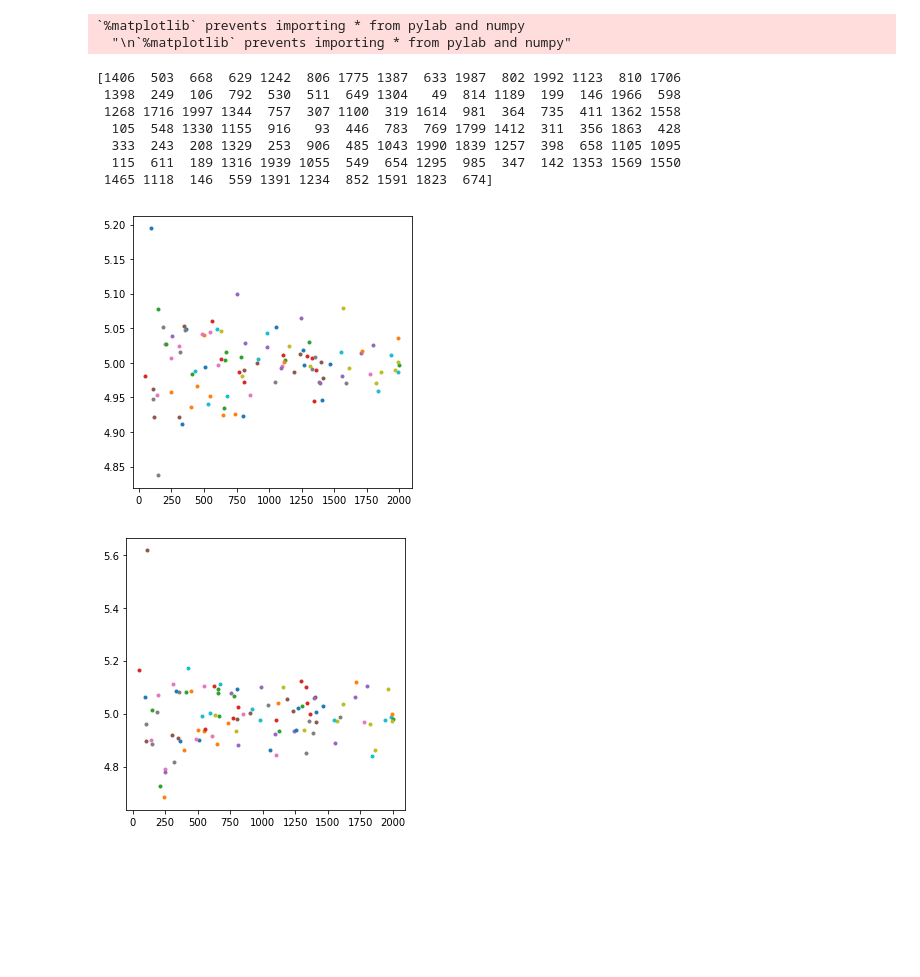
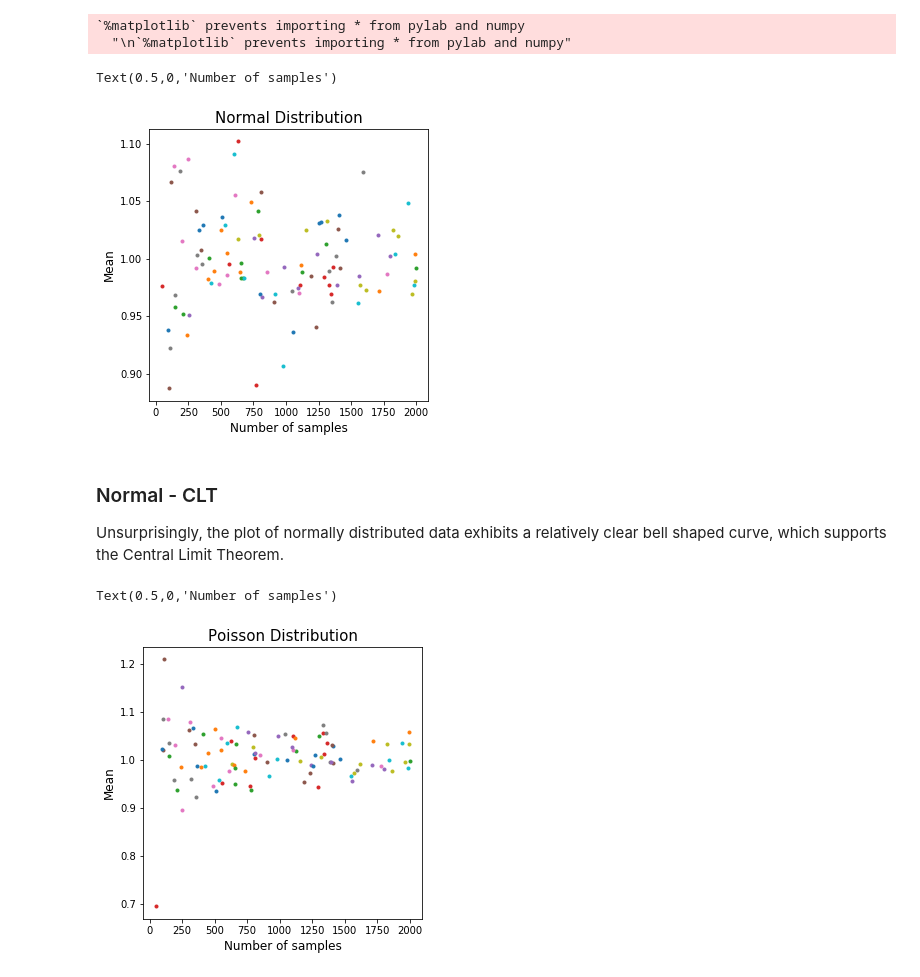
Before and after one commit to pranay-anchan/PUI2018_shb395, a Jupyter notebook: HW4_shb395/assignment1.ipynb, the cells around one changed output. Cells and saved outputs as stored; diff of their text form; code cells hidden in the pictures; blank space fills up the shorter version.

```diff
--- a/HW4_shb395/assignment1.ipynb
+++ b/HW4_shb395/assignment1.ipynb
@@ -7,16 +9,10 @@ Populating the interactive namespace from numpy and matplotlib
 `%matplotlib` prevents importing * from pylab and numpy
   "\n`%matplotlib` prevents importing * from pylab and numpy"
 # %%
-# Get 100 random numbers between 10 and 2000
+# Define a sample generator function to create a new set of 100 random numbers between 10 and 2000
+# for each distribution
 np.random.seed(395)
-samples = np.random.randint(10,2000,100)
+
+def sample_generator():
+    samples = np.random.randint(10,2000,100)
+    return samples
-# %%
-print(samples)
-# %% [output]
-[1406  503  668  629 1242  806 1775 1387  633 1987  802 1992 1123  810 1706
- 1398  249  106  792  530  511  649 1304   49  814 1189  199  146 1966  598
- 1268 1716 1997 1344  757  307 1100  319 1614  981  364  735  411 1362 1558
-  105  548 1330 1155  916   93  446  783  769 1799 1412  311  356 1863  428
-  333  243  208 1329  253  906  485 1043 1990 1839 1257  398  658 1105 1095
-  115  611  189 1316 1939 1055  549  654 1295  985  347  142 1353 1569 1550
- 1465 1118  146  559 1391 1234  852 1591 1823  674]
@@ -26,28 +19,58 @@ samples_len = len(samples)
+# %%
+# Set the mean and create an open list to collect all the sample means for each distribution
+mean = 1
+all_means = []
 # %%
-# Normal distribution
+# Normal
 np.random.seed(395)
-nums_list = []
 
-for i in range(samples_len):
-    numbers = np.random.normal(loc=mean, size=samples[i])
-    nums_list.append(numbers)
+norm_samples = sample_generator()
+
+norm_list = []
+norm_means = []
+
+for i in range(len(norm_samples)):
+    numbers = np.random.normal(loc=mean, size=norm_samples[i])
+    norm_list.append(numbers)
 
 ax = plt.figure(figsize=(5,5)).add_subplot(111)
-for i in range(samples_len):
-    ax.plot(nums_list[i].size, nums_list[i].mean(), '.')
+for i in range(len(norm_samples)):
+    all_means.append(norm_list[i].mean())
+    norm_means.append(norm_list[i].mean())
+    ax.plot(norm_list[i].size, norm_list[i].mean(), '.')
+
+ax.set_title('Normal Distribution', fontsize = 15)
+ax.set_ylabel('Mean', fontsize = 12)
+ax.set_xlabel('Number of samples', fontsize = 12)
 # %% [output]
+Text(0.5,0,'Number of samples')
-[figure, old version]
+[figure, new version]
+# %% [markdown]
+### Normal - CLT
+
+Unsurprisingly, the plot of normally distributed data exhibits a relatively clear bell shaped curve, which supports the Central Limit Theorem.
 # %%
 # Poisson
 np.random.seed(395)
-nums_list = []
 
-for i in range(samples_len):
-    numbers = np.random.poisson(lam=mean, size=samples[i])
-    nums_list.append(numbers)
+pois_samples = sample_generator()
+
+pois_list = []
+pois_means = []
+
+for i in range(len(pois_samples)):
+    numbers = np.random.poisson(lam=mean, size=pois_samples[i])
+    pois_list.append(numbers)
 
 ax = plt.figure(figsize=(5,5)).add_subplot(111)
-for i in range(samples_len):
-    ax.plot(nums_list[i].size, nums_list[i].mean(), '.')
+for i in range(len(pois_samples)):
+    all_means.append(pois_list[i].mean())
+    pois_means.append(pois_list[i].mean())
+    ax.plot(pois_list[i].size, pois_list[i].mean(), '.')
+
+ax.set_title('Poisson Distribution', fontsize = 15)
+ax.set_ylabel('Mean', fontsize = 12)
+ax.set_xlabel('Number of samples', fontsize = 12)
 # %% [output]
+Text(0.5,0,'Number of samples')
-[figure, old version]
+[figure, new version]
```
Also changed, not shown: parts of 16 cells of this notebook, 3 other files.
